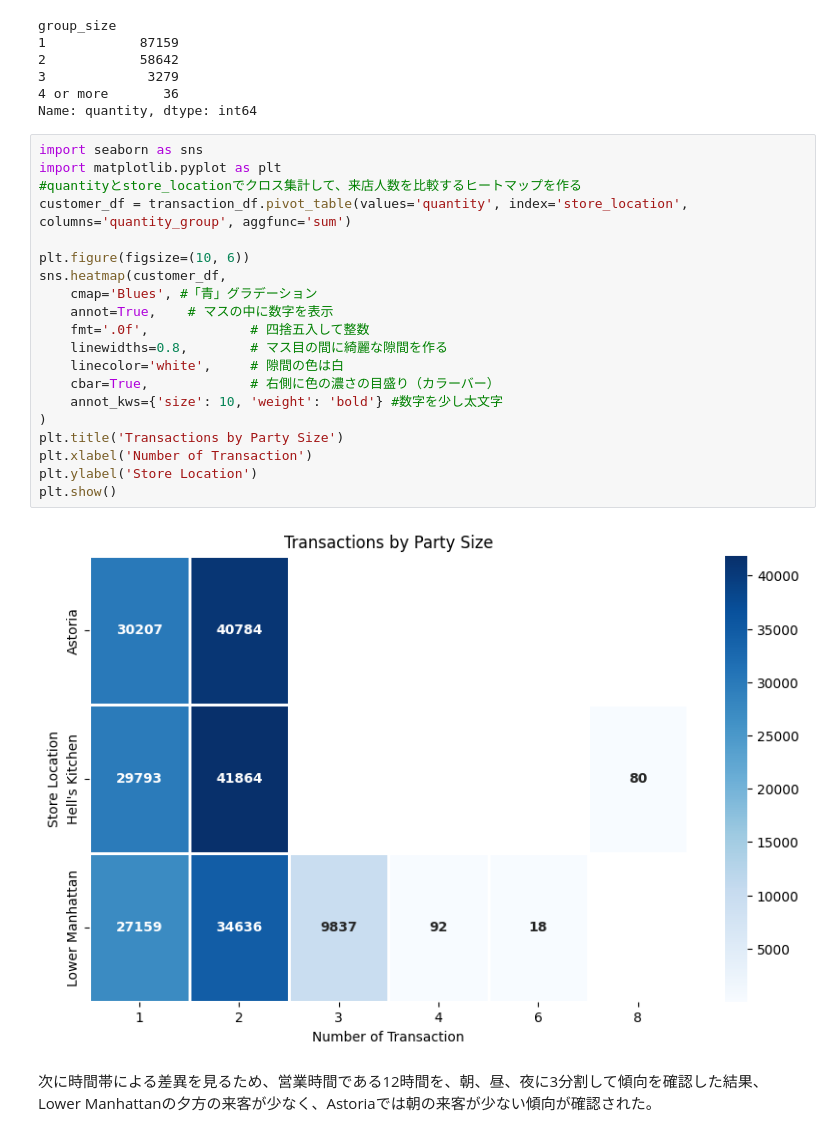
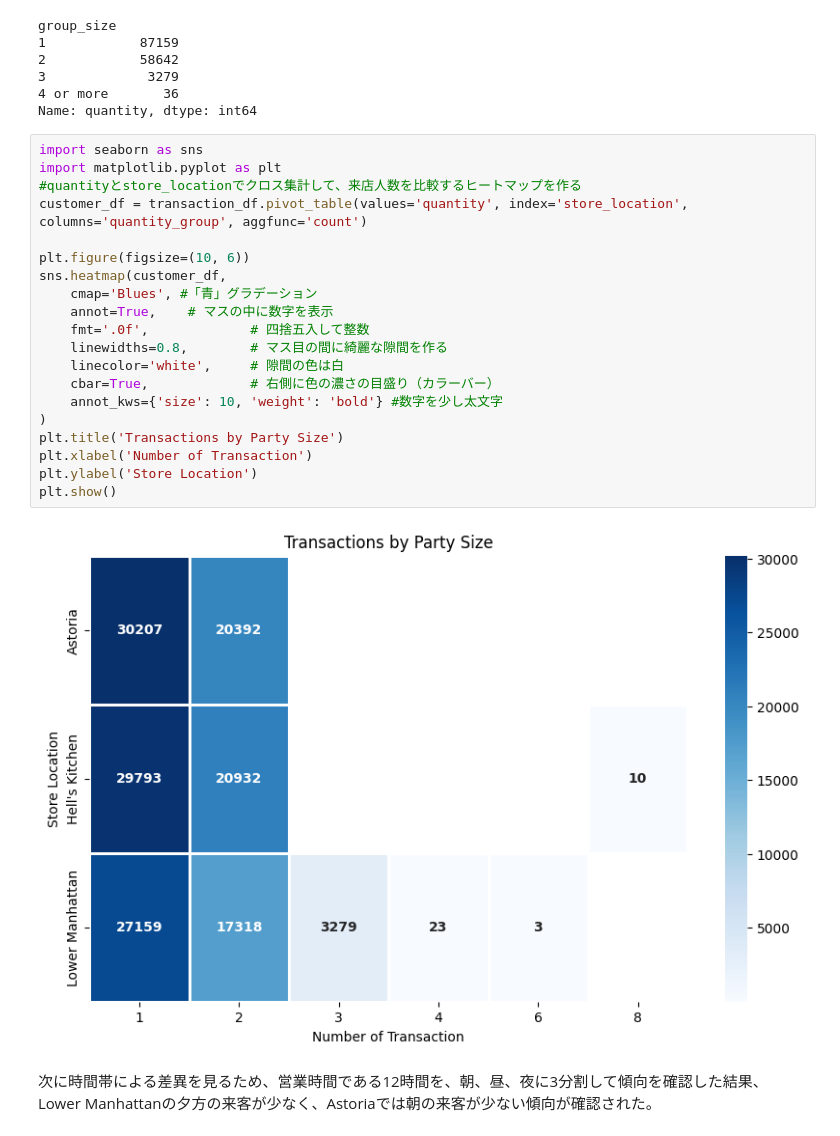
Before and after one commit to toshi-works/toshi-kaggle, a Jupyter notebook: coffee_shop.ipynb, the cells around one changed output. Drawn from its saved outputs; the diff is of its cells as text.

```diff
--- a/coffee_shop.ipynb
+++ b/coffee_shop.ipynb
@@ -110,25 +110,25 @@ Name: quantity, dtype: int64
 # %%
 import seaborn as sns
 import matplotlib.pyplot as plt
 #quantityとstore_locationでクロス集計して、来店人数を比較するヒートマップを作る
-customer_df = transaction_df.pivot_table(values='quantity', index='store_location', columns='quantity_group', aggfunc='sum')
+customer_df = transaction_df.pivot_table(values='quantity', index='store_location', columns='quantity_group', aggfunc='count')
 
 plt.figure(figsize=(10, 6))
 sns.heatmap(customer_df,
     cmap='Blues', #「青」グラデーション
     annot=True,    # マスの中に数字を表示
     fmt='.0f',             # 四捨五入して整数
     linewidths=0.8,        # マス目の間に綺麗な隙間を作る
     linecolor='white',     # 隙間の色は白
     cbar=True,             # 右側に色の濃さの目盛り（カラーバー）
     annot_kws={'size': 10, 'weight': 'bold'} #数字を少し太文字
 )
 plt.title('Transactions by Party Size')
 plt.xlabel('Number of Transaction')
 plt.ylabel('Store Location')
 plt.show()
 # %% [output]
-[figure, old version]
+[figure, new version]
 # %% [markdown]
 次に時間帯による差異を見るため、営業時間である12時間を、朝、昼、夜に3分割して傾向を確認した結果、Lower Manhattanの夕方の来客が少なく、Astoriaでは朝の来客が少ない傾向が確認された。
 # %%
```
Also changed, not shown: parts of 24 cells of this notebook.
